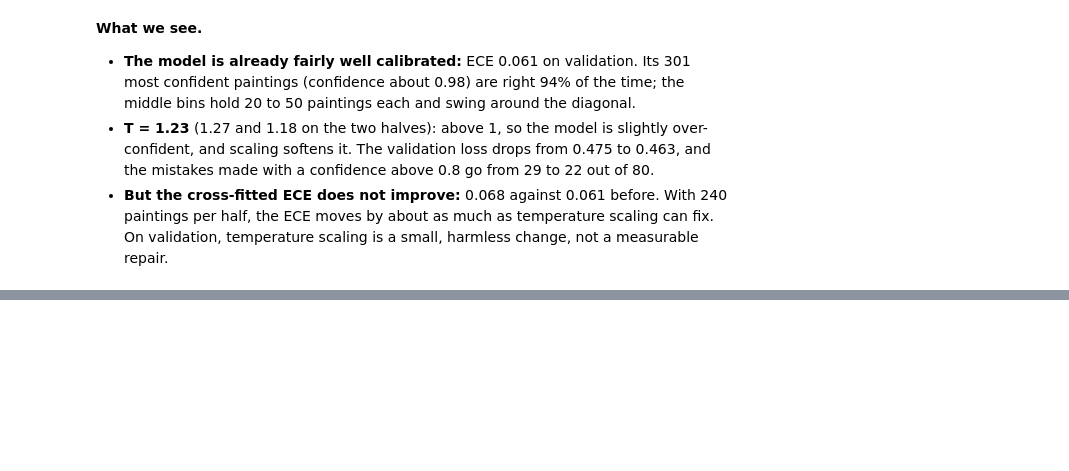
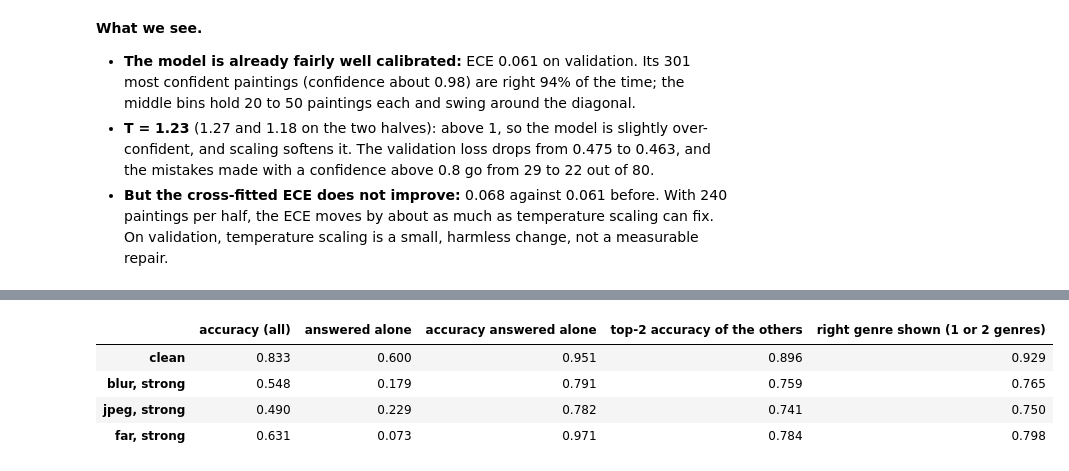
Before and after one commit to Xenodion/deep-learning-project-waerniers-lamy, a Jupyter notebook: src/deep_learning_project_waerniers_lamy_mahieddine/vision/P17_confidence.ipynb, the cells around one changed output, grey strips where cells are left out. Saved outputs shown, nothing was run; the diff lists cells and outputs as text; code cells hidden in the pictures; blank space fills up the shorter version.

```diff
--- a/src/deep_learning_project_waerniers_lamy_mahieddine/vision/P17_confidence.ipynb
+++ b/src/deep_learning_project_waerniers_lamy_mahieddine/vision/P17_confidence.ipynb
@@ -135,0 +186,18 @@ plt.show()
+# %%
+rows = {"clean": val_policy}
+for kind in ["blur", "jpeg", "far"]:
+    rng = np.random.default_rng(0)  # the same photos as P15
+    logits = predict_logits(model, [perturb(im, kind, PERTURBATIONS[kind][-1], rng) for im in val_images])
+    probs = (logits / T).softmax(1)
+    conf, pred = probs.max(1)
+    rows[f"{kind}, strong"] = {**policy(conf, pred == val_labels, (probs.topk(2, dim=1).indices == val_labels[:, None]).any(1),
+                                        THRESHOLD), "accuracy (all)": (pred == val_labels).float().mean().item()}
+rows["clean"]["accuracy (all)"] = correct.float().mean().item()
+pd.DataFrame(rows).T[["accuracy (all)", "answered alone", "accuracy answered alone", "top-2 accuracy of the others",
+                      "right genre shown (1 or 2 genres)"]].round(3)
+# %% [output]
+|  | accuracy (all) | answered alone | accuracy answered alone | top-2 accuracy of the others | right genre shown (1 or 2 genres) |
+| clean | 0.833 | 0.600 | 0.951 | 0.896 | 0.929 |
+| blur, strong | 0.548 | 0.179 | 0.791 | 0.759 | 0.765 |
+| jpeg, strong | 0.490 | 0.229 | 0.782 | 0.741 | 0.750 |
+| far, strong | 0.631 | 0.073 | 0.971 | 0.784 | 0.798 |
```
Also changed, not shown: parts of 9 cells of this notebook, 1 other file.
